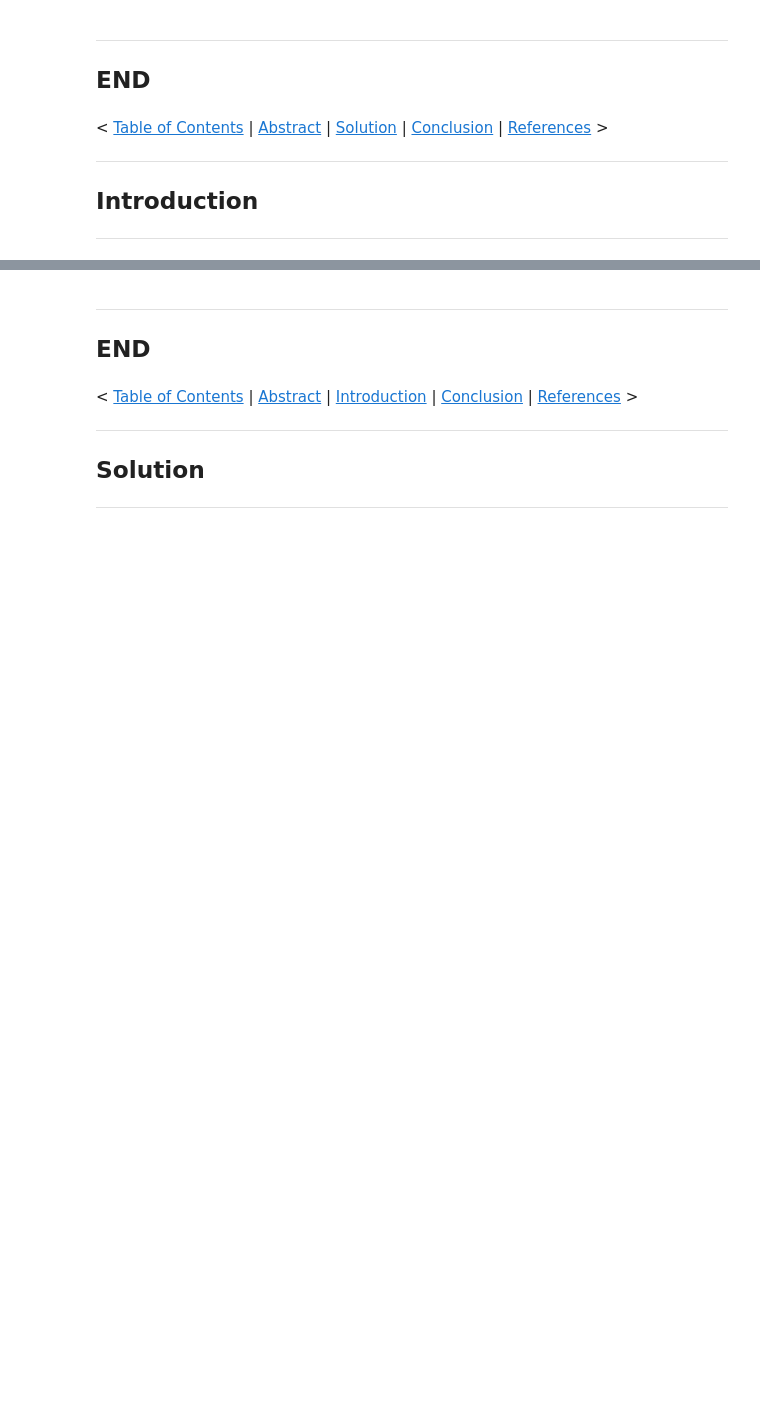
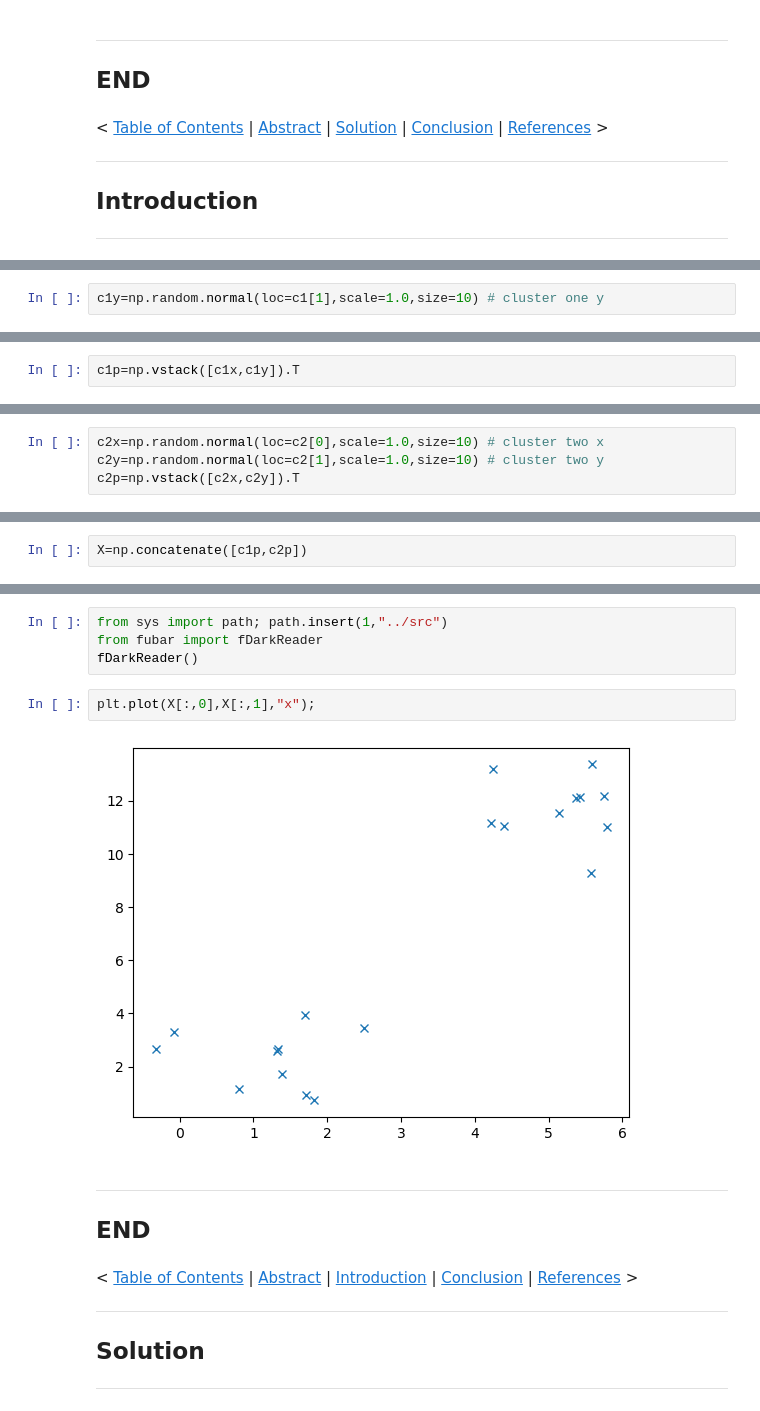
Before and after one commit to SeanOhAileasa/mls-scikit-learn-clustering, a Jupyter notebook: mls-scikit-learn-clustering.ipynb, the cells around one changed output, grey strips where cells are left out. Drawn from its saved outputs; the diff is of its cells as text; blank space fills up the shorter version.

Commit message:
update repository ./mls-scikit-learn-clustering - Deciphering sklearn.cluster.KMeans using simulation and plotting.

```diff
--- a/mls-scikit-learn-clustering.ipynb
+++ b/mls-scikit-learn-clustering.ipynb
@@ -80,0 +148,2 @@ Output: file opened with associated application
+# %%
+c1y=np.random.normal(loc=c1[1],scale=1.0,size=10) # cluster one y
@@ -80,0 +190,2 @@ Output: file opened with associated application
+# %%
+c1p=np.vstack([c1x,c1y]).T
@@ -80,0 +211,4 @@ Output: file opened with associated application
+# %%
+c2x=np.random.normal(loc=c2[0],scale=1.0,size=10) # cluster two x
+c2y=np.random.normal(loc=c2[1],scale=1.0,size=10) # cluster two y
+c2p=np.vstack([c2x,c2y]).T
@@ -80,0 +262,2 @@ Output: file opened with associated application
+# %%
+X=np.concatenate([c1p,c2p])
@@ -81,3 +338,11 @@ Output: file opened with associated application
+# %%
+from sys import path; path.insert(1,"../src")
+from fubar import fDarkReader
+fDarkReader()
+# %%
+plt.plot(X[:,0],X[:,1],"x");
+# %% [output]
+[figure, added]
 # %% [markdown]
 ***
 ## END
```
Also changed, not shown: parts of 99 cells of this notebook.
